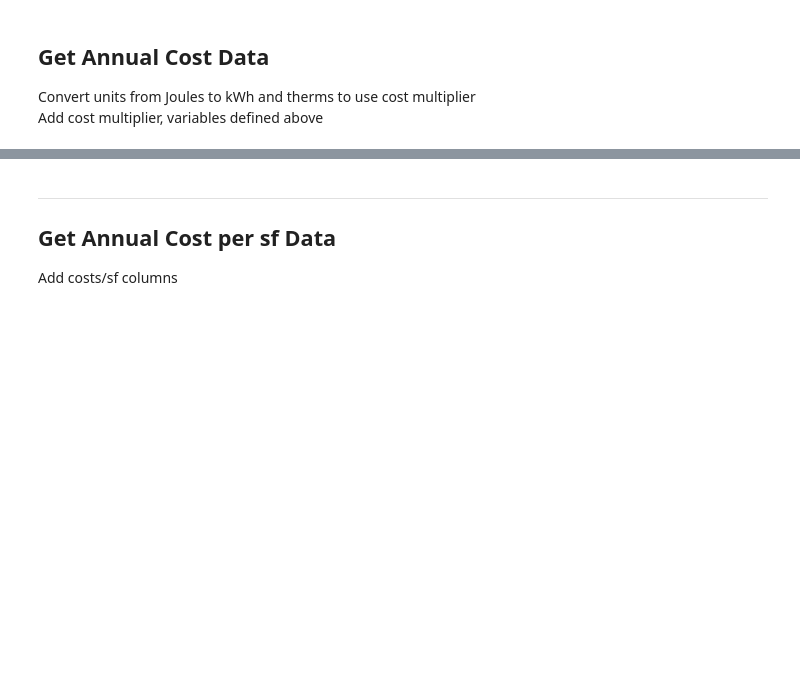
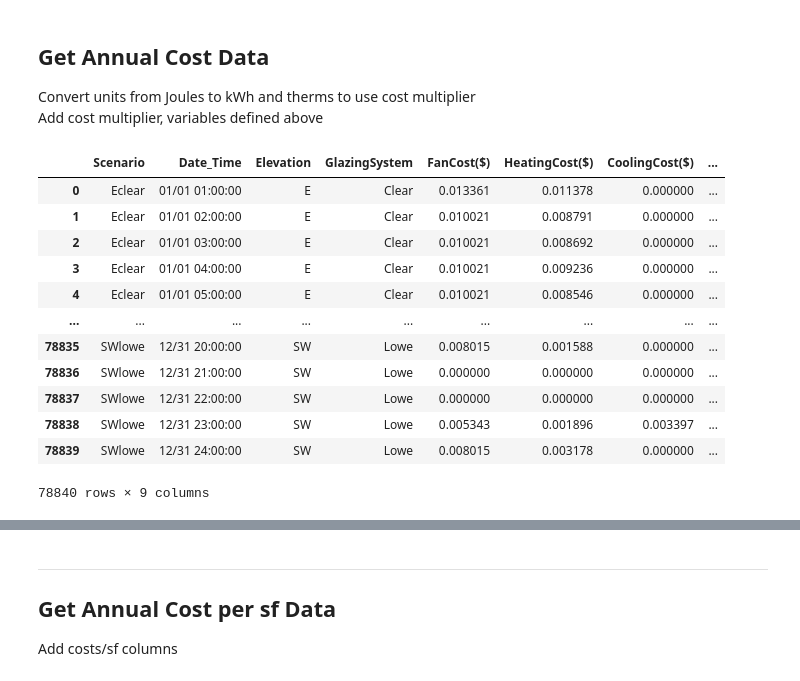
Before and after one commit to klharp/Eplus_Maine, a Jupyter notebook: MSP_RevisedHVAC-Scraper.ipynb, the cells around one changed output, grey strips where cells are left out. Cells and saved outputs as stored; diff of their text form; code cells hidden in the pictures; blank space fills up the shorter version.

```diff
--- a/MSP_RevisedHVAC-Scraper.ipynb
+++ b/MSP_RevisedHVAC-Scraper.ipynb
@@ -255,14 +301,14 @@ Add cost multiplier, variables defined above
 get_annual_costs = all_energy2.copy(deep=True)
 # %%
 # Convert Joules to KBtu in dataframe and add cost multiplier
-# Gas kbtu => Mbtu => therms: (kbtu/1000) * 10
-# Elec kbtu => Kwh (kbtu * .000000277777778)
+# Gas joules => Mbtu => therms: (kbtu/1000) * 10 NOT USED FOR ELECTRIC GAS
+# Elec joules => Kwh (kbtu * .000000277777778)
 get_annual_costs["FanCost($)"] = (get_annual_costs["FanEnergy[J](Hourly)"] * .000000277777778) * comelec_cost
 get_annual_costs["HeatingCost($)"] = ((get_annual_costs["HeatingEnergy[J](Hourly)"] * .00000094781712)/1000) * 10  * comgas_cost
 get_annual_costs["CoolingCost($)"] = (get_annual_costs["CoolingEnergy[J](Hourly)"] * .000000277777778) * comelec_cost
 
 # Reduce lighting energy, assuming LEDs are being used
-get_annual_costs["LightingCost($)"] = (get_annual_costs["LightingEnergy[J](Hourly)"] * .00000094781712) * lighting_redux * comelec_cost
+get_annual_costs["LightingCost($)"] = (get_annual_costs["LightingEnergy[J](Hourly)"] * .000000277777778) * lighting_redux * comelec_cost
 
 #get_annual_costs
 # %%
@@ -273,7 +319,21 @@ get_annual_costs.drop(columns = ["FanEnergy[J](Hourly)", "HeatingEnergy[J](Hourl
 # %%
 # Add cost totals
 totalCost = get_annual_costs["FanCost($)"] +  get_annual_costs["HeatingCost($)"]  + get_annual_costs["CoolingCost($)"] + get_annual_costs["LightingCost($)"]
 
 get_annual_costs["AnnualCost($)"] = totalCost
 
-# get_annual_costs
+get_annual_costs
+# %% [output]
+|  | Scenario | Date_Time | Elevation | GlazingSystem | FanCost($) | HeatingCost($) | CoolingCost($) | ... |
+| 0 | Eclear | 01/01 01:00:00 | E | Clear | 0.013361 | 0.011378 | 0.000000 | ... |
+| 1 | Eclear | 01/01 02:00:00 | E | Clear | 0.010021 | 0.008791 | 0.000000 | ... |
+| 2 | Eclear | 01/01 03:00:00 | E | Clear | 0.010021 | 0.008692 | 0.000000 | ... |
+| 3 | Eclear | 01/01 04:00:00 | E | Clear | 0.010021 | 0.009236 | 0.000000 | ... |
+| 4 | Eclear | 01/01 05:00:00 | E | Clear | 0.010021 | 0.008546 | 0.000000 | ... |
+| ... | ... | ... | ... | ... | ... | ... | ... | ... |
+| 78835 | SWlowe | 12/31 20:00:00 | SW | Lowe | 0.008015 | 0.001588 | 0.000000 | ... |
+| 78836 | SWlowe | 12/31 21:00:00 | SW | Lowe | 0.000000 | 0.000000 | 0.000000 | ... |
+| 78837 | SWlowe | 12/31 22:00:00 | SW | Lowe | 0.000000 | 0.000000 | 0.000000 | ... |
+| 78838 | SWlowe | 12/31 23:00:00 | SW | Lowe | 0.005343 | 0.001896 | 0.003397 | ... |
+| 78839 | SWlowe | 12/31 24:00:00 | SW | Lowe | 0.008015 | 0.003178 | 0.000000 | ... |
+78840 rows × 9 columns
```
Also changed, not shown: parts of 6 cells of this notebook, 2 other files.
